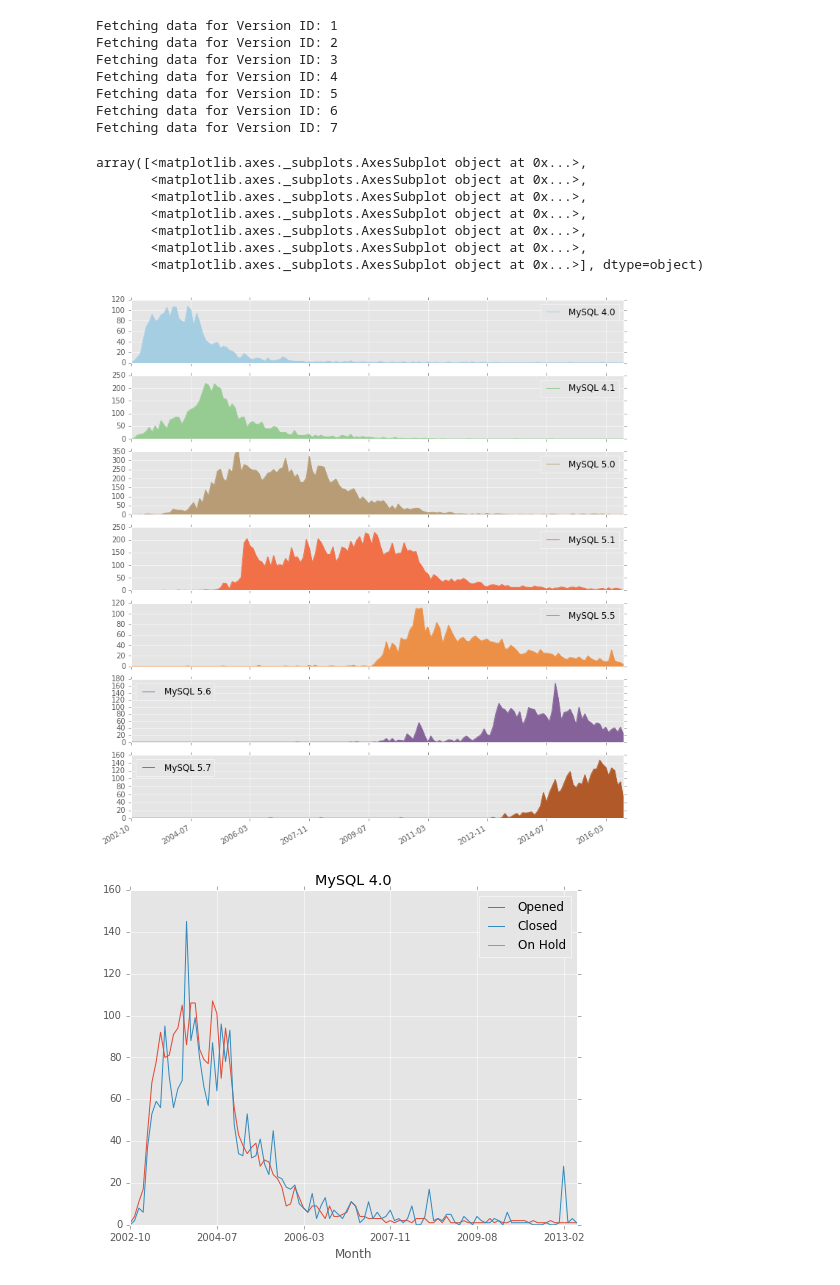
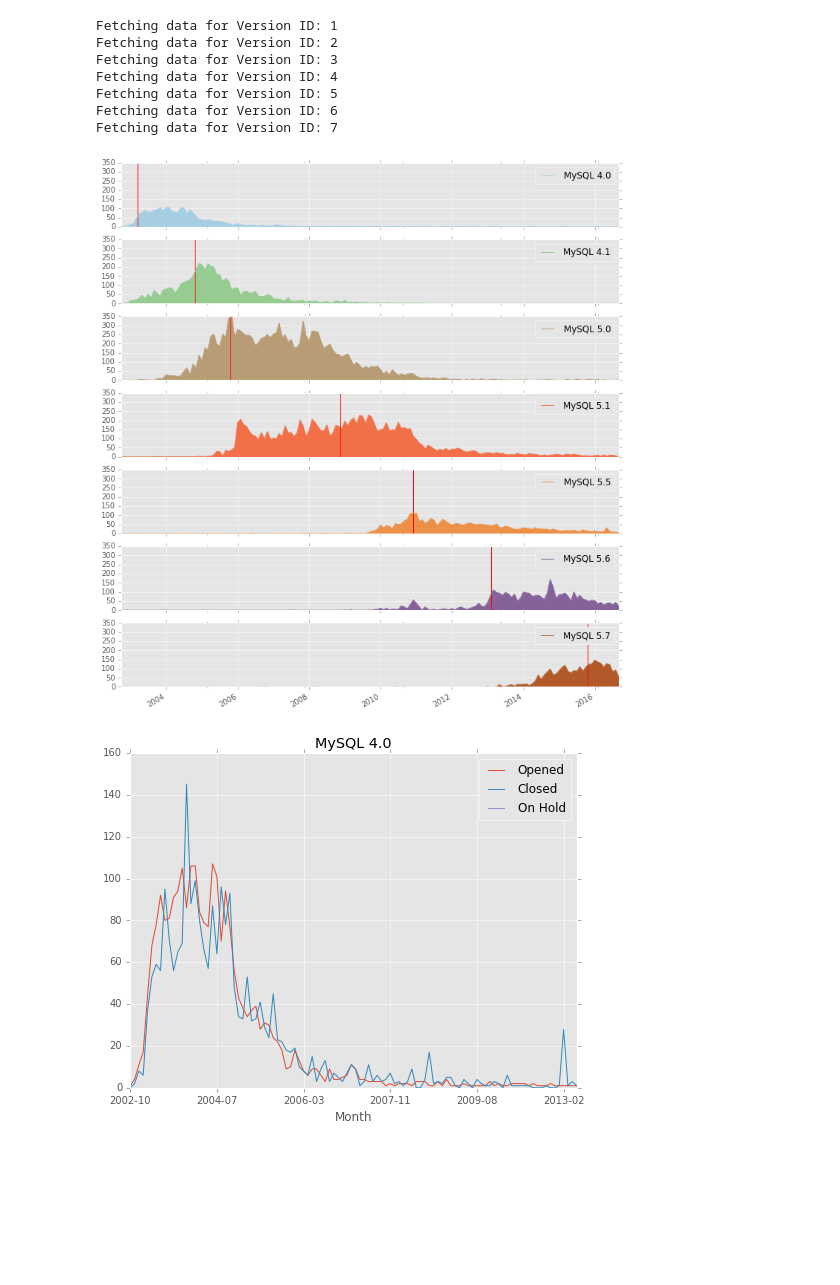
Before and after one commit to dveeden/mysql-history-graph, a Jupyter notebook: bug-tide/MySQL Bug Tide.ipynb, the cells around one changed output. Saved outputs shown, nothing was run; the diff lists cells and outputs as text; code cells hidden in the pictures; blank space fills up the shorter version.

Commit message:
For the combined graph: Same y limits and GA dates

```diff
--- a/bug-tide/MySQL Bug Tide.ipynb
+++ b/bug-tide/MySQL Bug Tide.ipynb
@@ -15,6 +15,15 @@ mysql_versions = {
     6: "MySQL 5.6",
     7: "MySQL 5.7",
 }
+ga_dates = [
+    '2003-03-15', # 4.0
+    '2004-10-23', # 4.1
+    '2005-10-19', # 5.0
+    '2008-11-14', # 5.1
+    '2010-12-03', # 5.5
+    '2013-02-05', # 5.6
+    '2015-10-21', # 5.7
+]
 # %%
 tide_url_pattern = 'https://bugs.mysql.com/tide.php?ver=%s'
 # %%
@@ -43,17 +52,14 @@ for (version_id, df) in enumerate(dfs, start=1):
 # %%
 all_table = pd.concat(series, axis=1)
 all_table.columns = [mysql_versions[x] for x in mysql_versions]
+all_table.index = pd.to_datetime(all_table.index)
-# %%
-all_table.plot(kind='area', subplots=True, colormap='Paired', figsize=(12,14))
-# %% [output]
-array([<matplotlib.axes._subplots.AxesSubplot object at 0x...>,
-       <matplotlib.axes._subplots.AxesSubplot object at 0x...>,
-       <matplotlib.axes._subplots.AxesSubplot object at 0x...>,
-       <matplotlib.axes._subplots.AxesSubplot object at 0x...>,
-       <matplotlib.axes._subplots.AxesSubplot object at 0x...>,
-       <matplotlib.axes._subplots.AxesSubplot object at 0x...>,
-       <matplotlib.axes._subplots.AxesSubplot object at 0x...>], dtype=object)
-[figure, removed]
+# %%
+axes = all_table.plot(kind='area', subplots=True, colormap='Paired', figsize=(12,14), sharey=True)
+for nr, ax in enumerate(axes):
+    ymin, ymax = ax.get_ylim()
+    ax.vlines(x=pd.to_datetime(ga_dates[nr]), ymin=ymin, ymax=ymax-1, color='r')
+# %% [output]
+[figure, added]
 # %%
 for (version_id, df) in enumerate(dfs, start=1):
     df.plot(title=mysql_versions[version_id], figsize=(8,6))
```
